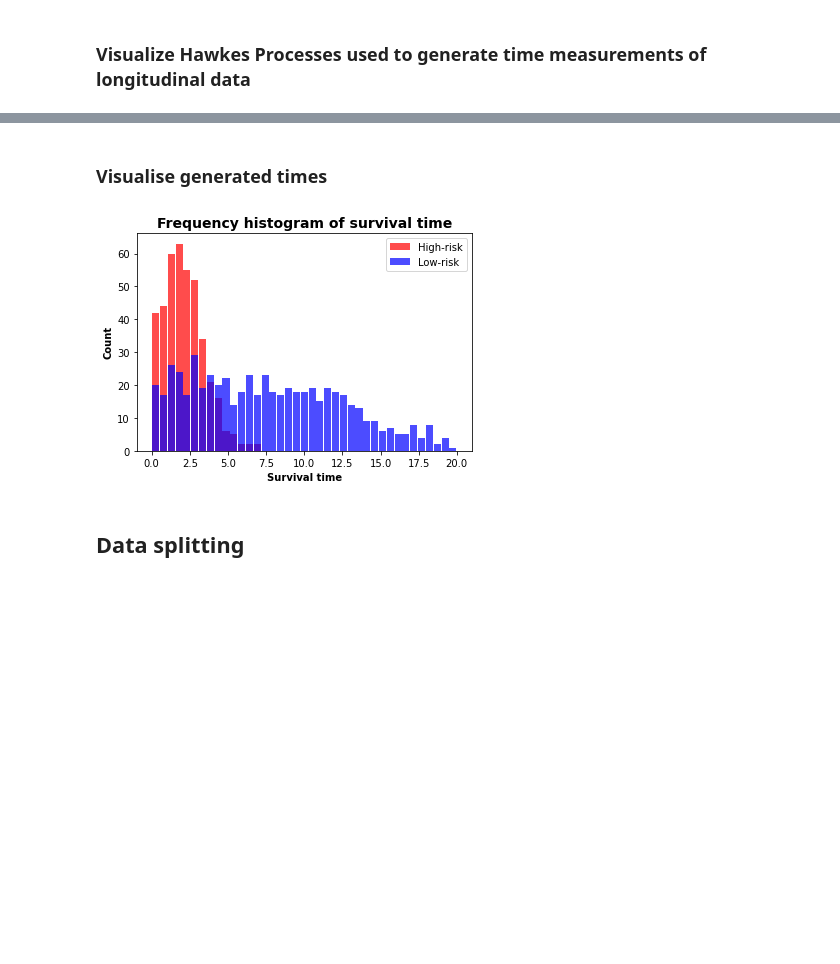
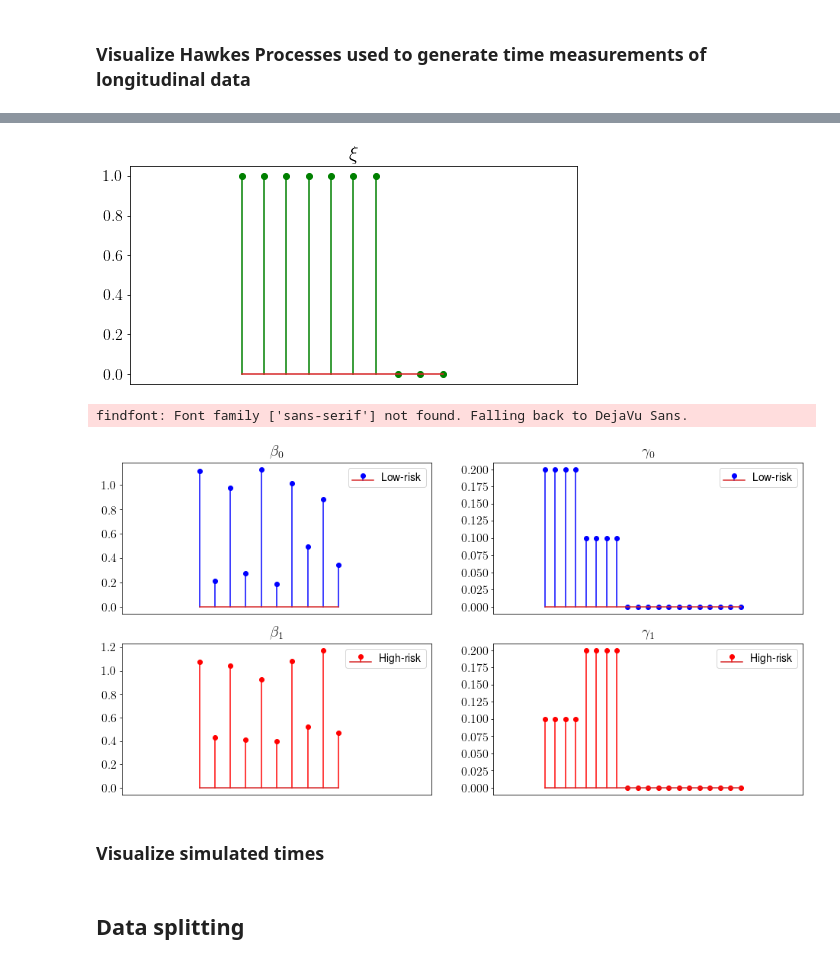
Before and after one commit to Califrais/flash, a Jupyter notebook: Lights tutorial.ipynb, the cells around one changed output, grey strips where cells are left out. Cells and saved outputs as stored; diff of their text form; code cells hidden in the pictures; blank space fills up the shorter version.

```diff
--- a/Lights tutorial.ipynb
+++ b/Lights tutorial.ipynb
@@ -48,16 +68,39 @@ plt.tight_layout()
+# %%
+from matplotlib import rc
+rc('font',**{'family':'sans-serif','sans-serif':['Helvetica']})
+rc('text', usetex=True)
+
+xi, betas, gammas = simu.xi, simu.betas, simu.gammas
+
+fig = plt.figure(figsize=(8, 4))
+fontsize = 16
+ax = fig.add_subplot(111)
+ax.stem(xi, linefmt='g-', markerfmt='go')
+ax.set_xlim([-5, len(xi) + 5])
+ax.set_title(r"$\xi$", fontsize=fontsize+4)
+plt.yticks(fontsize=fontsize)
+plt.tick_params(axis='x', bottom=False, labelbottom=False)
+plt.show()
+
+fig = plt.figure(figsize=(16, 8))
+names, colors, labels = ['beta', 'gamma'], ['b', 'r'], ['Low-risk', 'High-risk']
+j = 1
+for k in [0, 1]:
+    for i, vectors in enumerate([betas, gammas]):
+        name = names[i]
+        ax = fig.add_subplot(2,2,j)
+        j += 1
+        ax.stem(vectors[k], linefmt='%s-' % colors[k],
+                markerfmt='%so' % colors[k], label=labels[k])
+        ax.set_xlim([-5, len(vectors[k]) + 5])
+        ax.set_title(r"$\%s_%s$" % (name, k), fontsize=fontsize+4)
+        plt.yticks(fontsize=fontsize)
+        plt.tick_params(axis='x', bottom=False, labelbottom=False)
+        plt.legend(fontsize=fontsize-2)
+plt.show()
+# %% [output]
+[figure, added]
+findfont: Font family ['sans-serif'] not found. Falling back to DejaVu Sans.
+[figure, added]
 # %% [markdown]
-### Visualise generated times
+### Visualize simulated times
-# %%
-G = simu.latent_class
-df = pd.DataFrame(data={"time": T, "group": G})
-bins = np.linspace(0, 20, 40)
-kwargs = dict(bins=bins, alpha=0.7, rwidth=0.9)
-plt.hist(df.loc[df.group == 1, 'time'], **kwargs, color='r', label='High-risk')
-plt.hist(df.loc[df.group==0, 'time'], **kwargs, color='b', label='Low-risk')
-plt.legend()
-plt.xlabel("Survival time",fontweight="bold")
-plt.ylabel("Count",fontweight="bold")
-plt.title("Frequency histogram of survival time",fontweight="bold",size=14)
-plt.show()
-# %% [output]
-[figure, removed]
```
Also changed, not shown: parts of 6 cells of this notebook, 2 other files.
